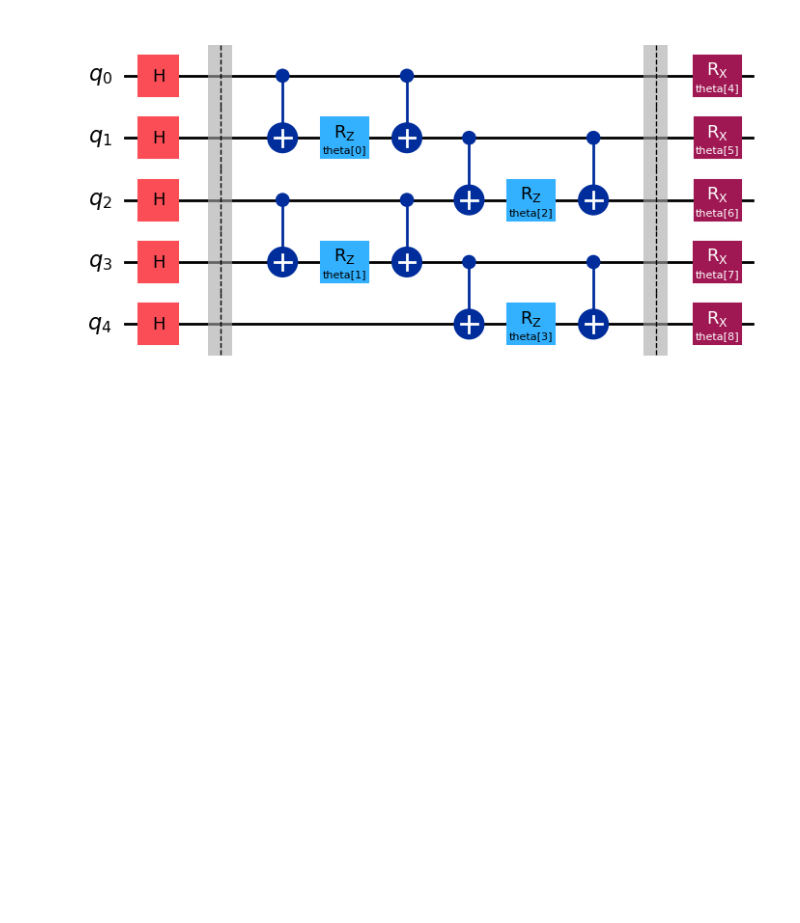
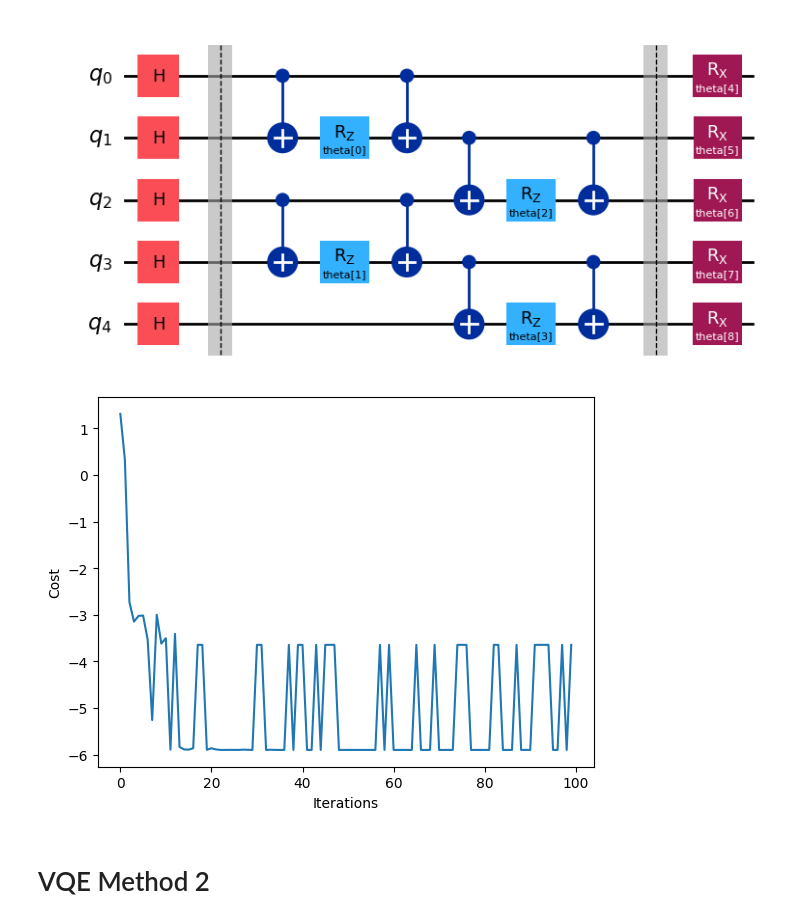
Before and after one commit to BrainConnection/Quantum_Algorithm, a Jupyter notebook: 1. TFIM VQE.ipynb, the cells around one changed output. Drawn from its saved outputs; the diff is of its cells as text; code cells hidden in the pictures; blank space fills up the shorter version.

```diff
--- a/1. TFIM VQE.ipynb
+++ b/1. TFIM VQE.ipynb
@@ -51,12 +98,12 @@ from qiskit.circuit import ParameterVector
 import numpy as np
 
 # Instantiate the system Hamiltonian
-interation = -0.25
-bias = -0.5
-coeff_list = [interation for _ in range(4)] + [bias for _ in range(5)]
-operator_list = ["ZZIII", "IZZII", "IIZZI", "IIIZZ", "XIIII", "IXIII", "IIXII", "IIIXI", "IIIIX"]
+interation = 1
+bias = -1
+coeff_list = [interation for _ in range(5)] + [bias for _ in range(5)]
+operator_list = ["ZZIII", "IZZII", "IIZZI", "IIIZZ", "ZIIIZ", "XIIII", "IXIII", "IIXII", "IIIXI", "IIIIX"]
 hamiltonian_list = []
-for i in range(9):
+for i in range(10):
     hamiltonian_list.append((operator_list[i], coeff_list[i]))
 hamiltonian = SparsePauliOp.from_list(hamiltonian_list)
 # %%
@@ -91,3 +138,38 @@ ansatz.rx(next(it), 4)
 ansatz.draw("mpl")
 # %% [output]
 [figure]
+# %%
+from qiskit_algorithms.optimizers import CG
+from qiskit_algorithms import VQE, SamplingVQE
+from qiskit_algorithms.gradients import LinCombEstimatorGradient
+from qiskit.primitives import Estimator
+
+step_list = np.array([i for i in range(100)])
+vqe_list = []
+
+for max in range(100):
+
+  # Conjugate Gradient algorithm
+  optimizer = CG(maxiter=max)
+
+  # Gradient callable
+  estimator = Estimator()
+  grad = LinCombEstimatorGradient(estimator)  # optional estimator gradient
+  vqe = VQE(estimator=estimator, ansatz=ansatz, optimizer=optimizer, gradient=grad)
+
+  result = vqe.compute_minimum_eigenvalue(hamiltonian)
+  vqe_list.append(result.optimal_value)
+
+vqe_list = np.array(vqe_list)
+# %%
+import matplotlib.pyplot as plt
+
+fig, ax = plt.subplots()
+ax.plot(step_list, vqe_list)
+ax.set_xlabel("Iterations")
+ax.set_ylabel("Cost")
+plt.draw()
+# %% [output]
+[figure, added]
+# %% [markdown]
+# VQE Method 2
```
Also changed, not shown: parts of 14 cells of this notebook.
